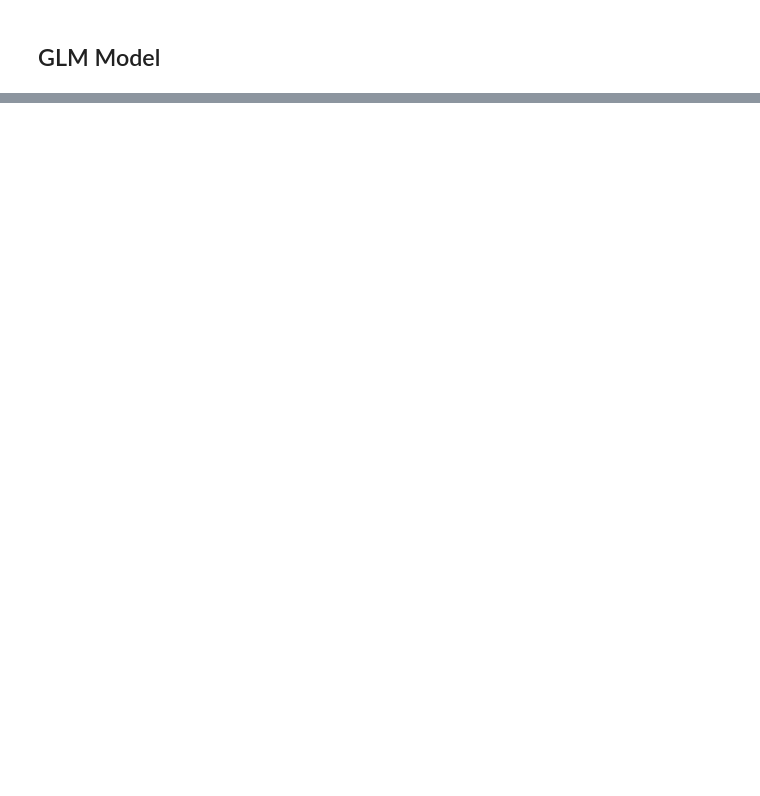
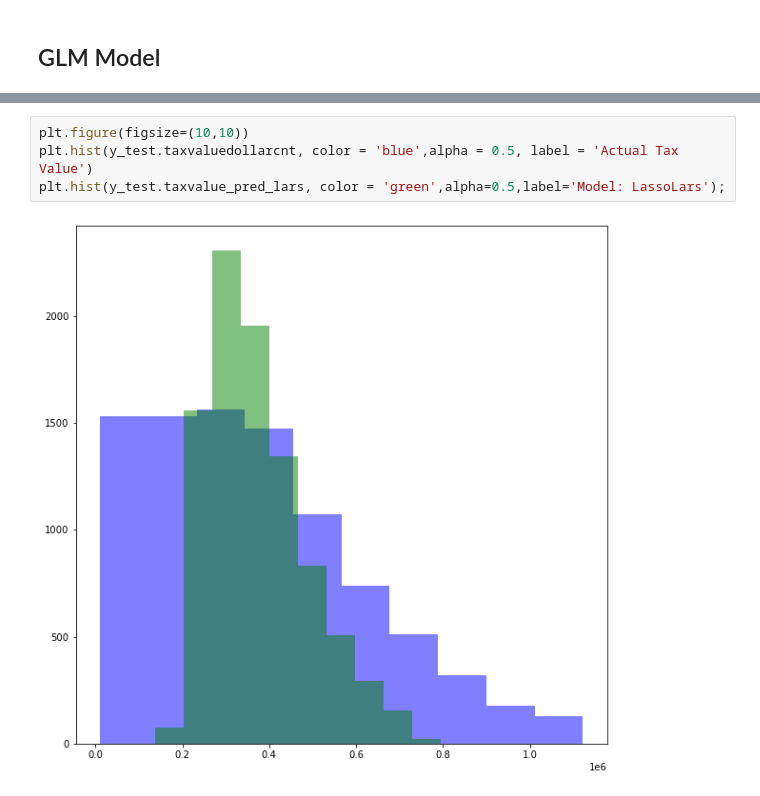
Before and after one commit to wheelerjoshua/zillow_regression_project, a Jupyter notebook: zillow_regression_workbook.ipynb, the cells around one changed output, grey strips where cells are left out. Drawn from its saved outputs; the diff is of its cells as text; blank space fills up the shorter version.

```diff
--- a/zillow_regression_workbook.ipynb
+++ b/zillow_regression_workbook.ipynb
@@ -685,0 +792,6 @@ Validation/Out-of-Sample:  245581.3121737097
+# %%
+plt.figure(figsize=(10,10))
+plt.hist(y_test.taxvaluedollarcnt, color = 'blue',alpha = 0.5, label = 'Actual Tax Value')
+plt.hist(y_test.taxvalue_pred_lars, color = 'green',alpha=0.5,label='Model: LassoLars');
+# %% [output]
+[figure, added]
```
Also changed, not shown: parts of 12 cells of this notebook.
